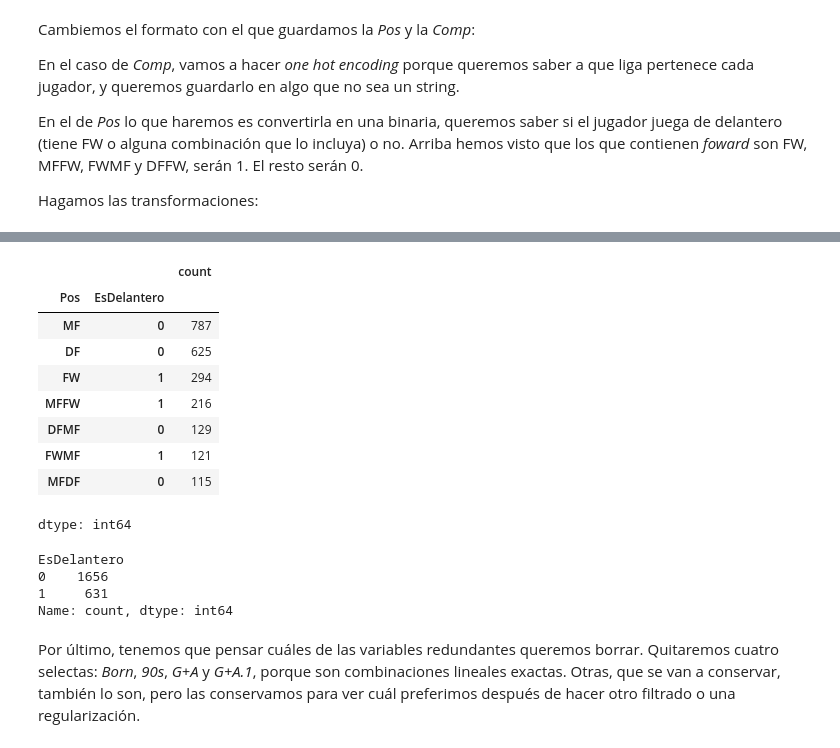
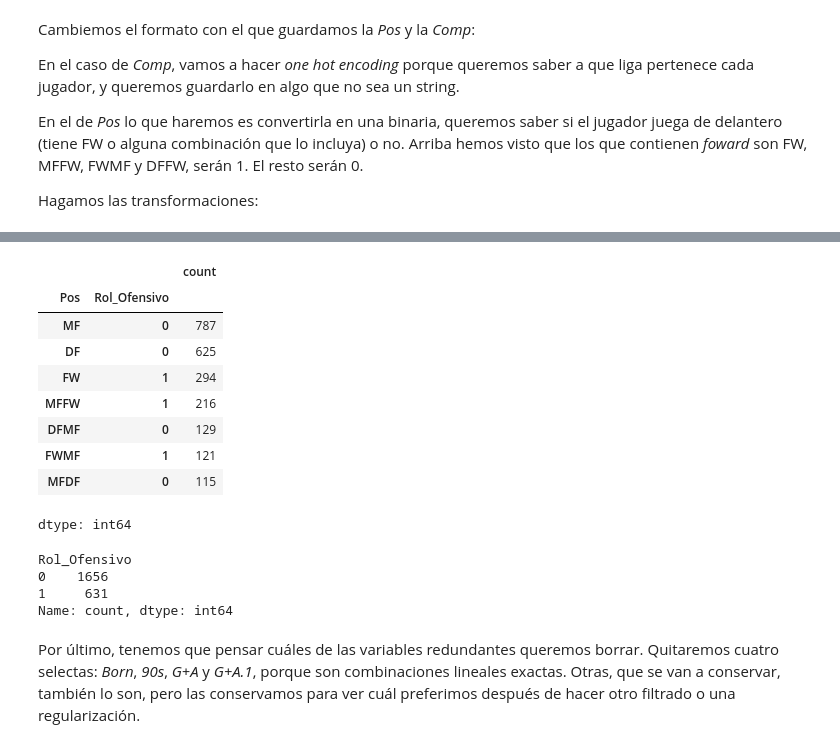
Before and after one commit to alexalvrz-yeah/Proyecto-Fusball, a Jupyter notebook: notebooks/fussball.ipynb, the cells around one changed output, grey strips where cells are left out. Cells and saved outputs as stored; diff of their text form; code cells hidden in the pictures.

```diff
--- a/notebooks/fussball.ipynb
+++ b/notebooks/fussball.ipynb
@@ -276,12 +297,12 @@ df_filtrado.head()
 5 rows × 24 columns
 # %%
-df_filtrado['EsDelantero'] = df_filtrado['Pos'].str.contains('FW').astype(int)
-display(df_filtrado[['Pos', 'EsDelantero']].value_counts()) # comprobando si estan bien asignados
+df_filtrado['Rol_Ofensivo'] = df_filtrado['Pos'].str.contains('FW').astype(int)
+display(df_filtrado[['Pos', 'Rol_Ofensivo']].value_counts()) # comprobando si estan bien asignados
 # los tres delantero-defensas han sido excluidos por ser canteranos o por valores faltantes, una de dos
-print(df_filtrado['EsDelantero'].value_counts()) # veamos cuantos tenemos de cada tipo
+print(df_filtrado['Rol_Ofensivo'].value_counts()) # veamos cuantos tenemos de cada tipo
 # %% [output]
 |  |  | count |
-| Pos | EsDelantero |  |
+| Pos | Rol_Ofensivo |  |
 | MF | 0 | 787 |
 | DF | 0 | 625 |
 | FW | 1 | 294 |
@@ -290,7 +311,7 @@ print(df_filtrado['EsDelantero'].value_counts()) # veamos cuantos tenemos de cad
 | FWMF | 1 | 121 |
 | MFDF | 0 | 115 |
 dtype: int64
-EsDelantero
+Rol_Ofensivo
 0    1656
 1     631
 Name: count, dtype: int64
```
Also changed, not shown: parts of 10 cells of this notebook.
